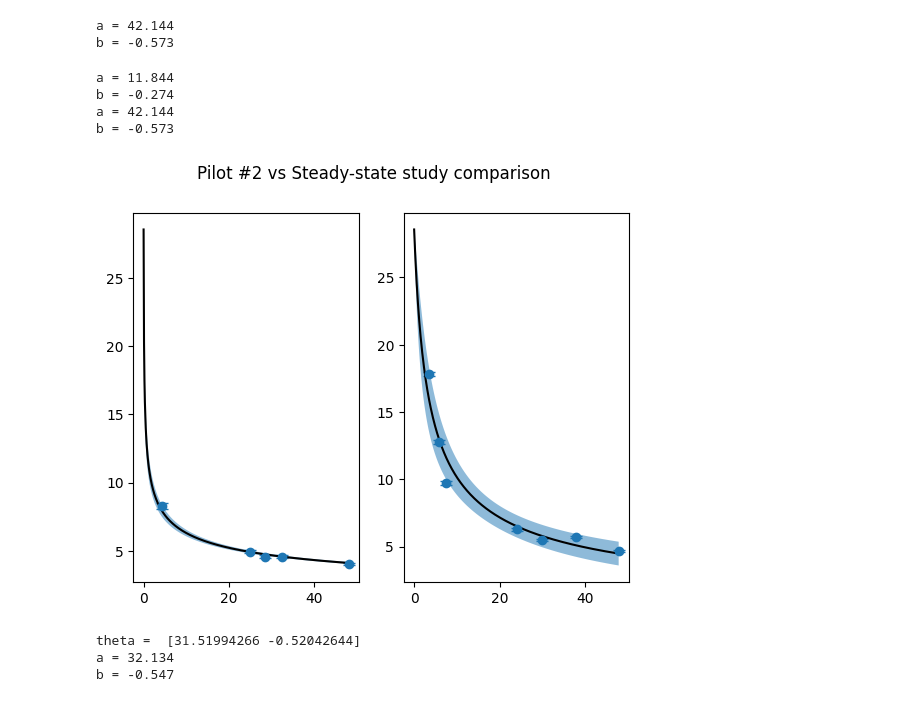
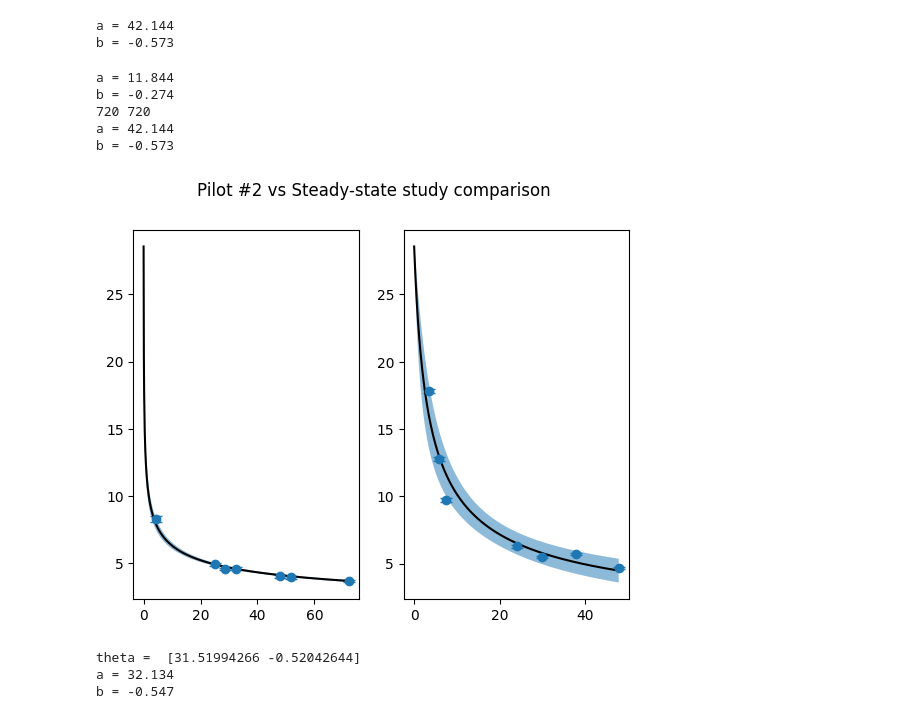
Before and after one commit to morphing-matter-lab/muscle-fiber-model, a Jupyter notebook: stats.ipynb, the cells around one changed output. Saved outputs shown, nothing was run; the diff lists cells and outputs as text; code cells hidden in the pictures.

```diff
--- a/stats.ipynb
+++ b/stats.ipynb
@@ -86,7 +86,7 @@ fig, (ax1, ax2) = plt.subplots(1, 2)
 fig.suptitle('Pilot #2 vs Steady-state study comparison')
 
 ax1.errorbar(
-    t_dataA[:5], y_meanA[:5], yerr=y_semA[:5],
+    t_dataA[:7], y_meanA[:7], yerr=y_semA[:7],
     fmt='o', capsize=4, label='Data (mean ± SEM)'
 )
 
@@ -94,41 +94,44 @@ optim_res = fitting(t_dataA, y_meanA, y_semA)
 print(f"a = {optim_res.x[0]:.3f}")
 print(f"b = {optim_res.x[1]:.3f}")
 
-t_fit = np.arange(0, t_dataA[4], 0.1)
-y_fit, y_lower, y_upper = confidence_band(t_fit, optim_res)
+t_fit = np.arange(0, t_dataA[6], 0.1)
+y_fitA, y_lower, y_upper = confidence_band(t_fit, optim_res)
 
-ax1.plot(t_fit, y_fit, 'k-', label='Weighted fit')
+print(len(t_fit), len(y_fitA))
+
+ax1.plot(t_fit, y_fitA, 'k-', label='Weighted fit')
 ax1.fill_between(t_fit, y_lower, y_upper,
                  alpha=0.5, label='95% confidence band')
 # ax1.xlabel('Time')
 # ax1.ylabel('Measurement')
 
 ax2.errorbar(
     t_dataB, y_meanB, yerr=y_semB,
     fmt='o', capsize=4, label='Data (mean ± SEM)'
 )
 
 optim_res = fitting(t_dataB, y_meanB, y_semB)
 print(f"a = {optim_res.x[0]:.3f}")
 print(f"b = {optim_res.x[1]:.3f}")
 
 t_fit = np.arange(0, t_dataB[-1], 0.1)
 y_fit, y_lower, y_upper = confidence_band(t_fit, optim_res)
 
 ax2.plot(t_fit, y_fit, 'k-', label='Weighted fit')
 ax2.fill_between(t_fit, y_lower, y_upper,
                  alpha=0.5, label='95% confidence band')
 # ax2.xlabel('Time')
 # ax2.ylabel('Measurement')
 # plt.legend()
 # plt.tight_layout()
 plt.show()
 # %% [output]
 a = 11.844
 b = -0.274
+720 720
 a = 42.144
 b = -0.573
-[figure, old version]
+[figure, new version]
 # %%
 theta = np.random.normal([30, -0.5], [10, 0.1])
 print("theta = ", theta)
```
Also changed, not shown: parts of 1 cell of this notebook, 1 other file.
